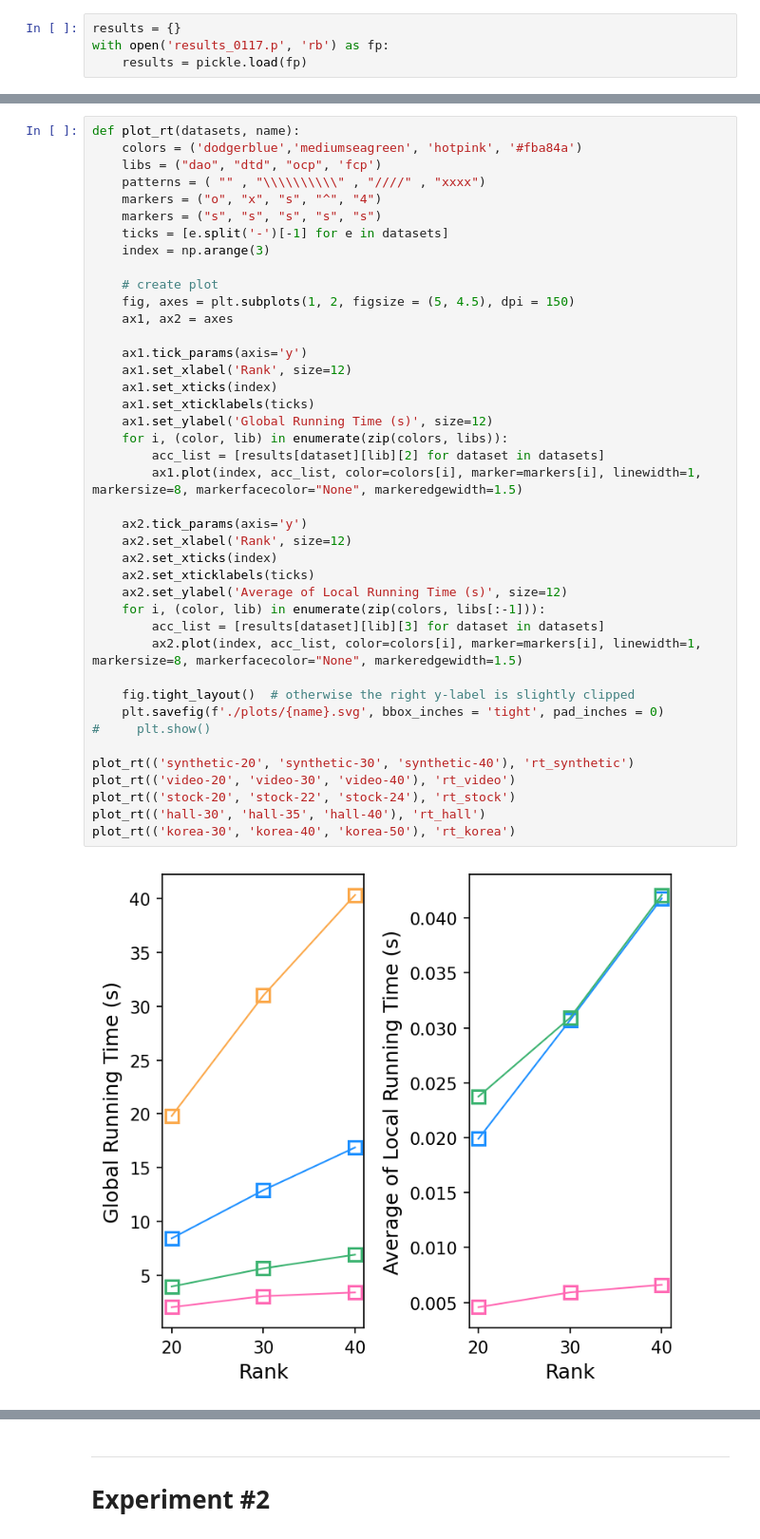
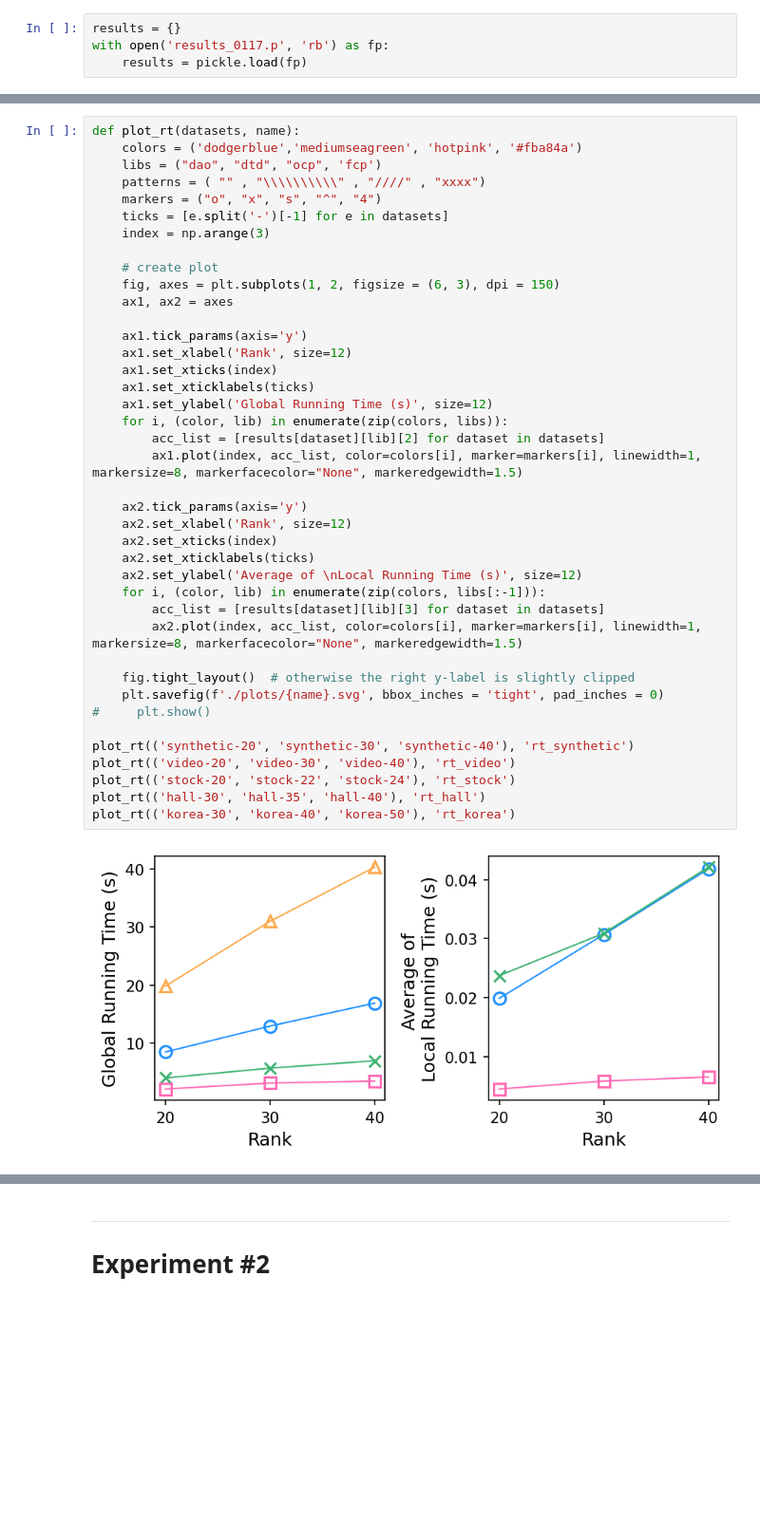
Before and after one commit to lucetre-snu/dao-cp, a Jupyter notebook: Proposed Method/7_speed_accuracy.ipynb, the cells around one changed output, grey strips where cells are left out. Shown: that part at 95% size. Cells and saved outputs as stored; diff of their text form; blank space fills up the shorter version.

```diff
--- a/Proposed Method/7_speed_accuracy.ipynb
+++ b/Proposed Method/7_speed_accuracy.ipynb
@@ -87,40 +86,39 @@ def plot_rt(datasets, name):
     libs = ("dao", "dtd", "ocp", 'fcp')
     patterns = ( "" , "\\\\\\\\\\" , "////" , "xxxx")
     markers = ("o", "x", "s", "^", "4")
-    markers = ("s", "s", "s", "s", "s")
     ticks = [e.split('-')[-1] for e in datasets]
     index = np.arange(3)
 
     # create plot
-    fig, axes = plt.subplots(1, 2, figsize = (5, 4.5), dpi = 150)
+    fig, axes = plt.subplots(1, 2, figsize = (6, 3), dpi = 150)
     ax1, ax2 = axes
 
     ax1.tick_params(axis='y')
     ax1.set_xlabel('Rank', size=12)
     ax1.set_xticks(index)
     ax1.set_xticklabels(ticks)
     ax1.set_ylabel('Global Running Time (s)', size=12)
     for i, (color, lib) in enumerate(zip(colors, libs)):
         acc_list = [results[dataset][lib][2] for dataset in datasets]
         ax1.plot(index, acc_list, color=colors[i], marker=markers[i], linewidth=1, markersize=8, markerfacecolor="None", markeredgewidth=1.5)
 
     ax2.tick_params(axis='y')
     ax2.set_xlabel('Rank', size=12)
     ax2.set_xticks(index)
     ax2.set_xticklabels(ticks)
-    ax2.set_ylabel('Average of Local Running Time (s)', size=12)
+    ax2.set_ylabel('Average of \nLocal Running Time (s)', size=12)
     for i, (color, lib) in enumerate(zip(colors, libs[:-1])):
         acc_list = [results[dataset][lib][3] for dataset in datasets]
         ax2.plot(index, acc_list, color=colors[i], marker=markers[i], linewidth=1, markersize=8, markerfacecolor="None", markeredgewidth=1.5)
 
     fig.tight_layout()  # otherwise the right y-label is slightly clipped
     plt.savefig(f'./plots/{name}.svg', bbox_inches = 'tight', pad_inches = 0)
 #     plt.show()
 
 plot_rt(('synthetic-20', 'synthetic-30', 'synthetic-40'), 'rt_synthetic')
 plot_rt(('video-20', 'video-30', 'video-40'), 'rt_video')
 plot_rt(('stock-20', 'stock-22', 'stock-24'), 'rt_stock')
 plot_rt(('hall-30', 'hall-35', 'hall-40'), 'rt_hall')
 plot_rt(('korea-30', 'korea-40', 'korea-50'), 'rt_korea')
 # %% [output]
-[figure, old version]
+[figure, new version]
```
Also changed, not shown: parts of 2 cells of this notebook, 25 other files.
